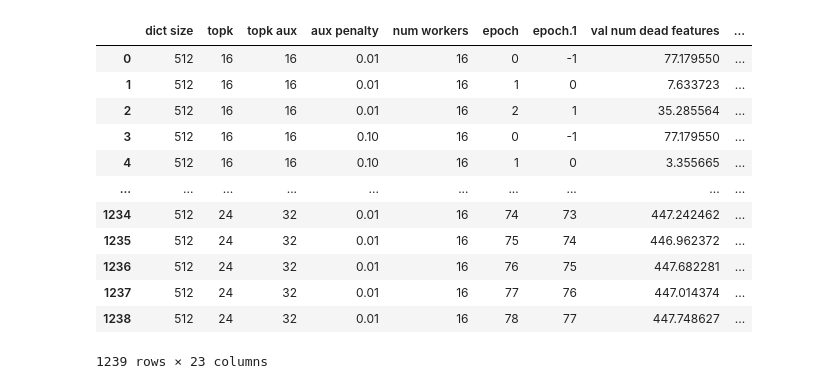
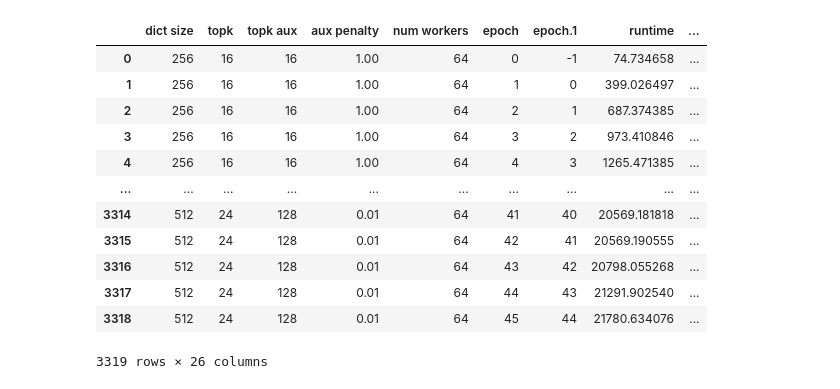
Before and after one commit to jackdesmarais/SAE_Hackathon, a Jupyter notebook: batch_topK_hyperParam_sweep/analysis/in_progress_analysis.ipynb, the cells around one changed output. Cells and saved outputs as stored; diff of their text form; code cells hidden in the pictures.

```diff
--- a/batch_topK_hyperParam_sweep/analysis/in_progress_analysis.ipynb
+++ b/batch_topK_hyperParam_sweep/analysis/in_progress_analysis.ipynb
@@ -55,7 +54,7 @@ import numpy as np
 sns.set_context('notebook')
 sns.set_palette('colorblind')
 
-metrics = pd.read_csv('./v7_hp_sweepHP_sweep-Training_traces.csv',index_col=[0,1,2,3,4,5,6,7], header=0)
+metrics = pd.read_csv('./v11_adaptive_chunk_size_dataset-Training_traces.csv',index_col=[0,1,2,3,4,5,6,7], header=0)
 metrics.columns.name = 'Metrics'
 display(metrics)
 # %% [output]
@@ -76,21 +75,23 @@ display(metrics)
 # %%
 to_plot = metrics.reset_index()
-to_plot.columns = [col.replace('_', ' ') for col in to_plot.columns]
+to_plot.columns = [col.replace('_', ' ').strip() for col in to_plot.columns]
 to_plot['val live features'] = to_plot['dict size'] - to_plot['val num dead features']
 to_plot['train live features'] = to_plot['dict size'] - to_plot['train num dead features']
+to_plot['running epoch time (sec)'] = to_plot['runtime']/to_plot['epoch']
+to_plot['running epoch time (min)'] = to_plot['running epoch time (sec)']/60
 display(to_plot)
 # %% [output]
-|  | dict size | topk | topk aux | aux penalty | num workers | epoch | epoch.1 | val num dead features | ... |
-| 0 | 512 | 16 | 16 | 0.01 | 16 | 0 | -1 | 77.179550 | ... |
-| 1 | 512 | 16 | 16 | 0.01 | 16 | 1 | 0 | 7.633723 | ... |
-| 2 | 512 | 16 | 16 | 0.01 | 16 | 2 | 1 | 35.285564 | ... |
-| 3 | 512 | 16 | 16 | 0.10 | 16 | 0 | -1 | 77.179550 | ... |
-| 4 | 512 | 16 | 16 | 0.10 | 16 | 1 | 0 | 3.355665 | ... |
+|  | dict size | topk | topk aux | aux penalty | num workers | epoch | epoch.1 | runtime | ... |
+| 0 | 256 | 16 | 16 | 1.00 | 64 | 0 | -1 | 74.734658 | ... |
+| 1 | 256 | 16 | 16 | 1.00 | 64 | 1 | 0 | 399.026497 | ... |
+| 2 | 256 | 16 | 16 | 1.00 | 64 | 2 | 1 | 687.374385 | ... |
+| 3 | 256 | 16 | 16 | 1.00 | 64 | 3 | 2 | 973.410846 | ... |
+| 4 | 256 | 16 | 16 | 1.00 | 64 | 4 | 3 | 1265.471385 | ... |
 | ... | ... | ... | ... | ... | ... | ... | ... | ... | ... |
-| 1234 | 512 | 24 | 32 | 0.01 | 16 | 74 | 73 | 447.242462 | ... |
-| 1235 | 512 | 24 | 32 | 0.01 | 16 | 75 | 74 | 446.962372 | ... |
-| 1236 | 512 | 24 | 32 | 0.01 | 16 | 76 | 75 | 447.682281 | ... |
-| 1237 | 512 | 24 | 32 | 0.01 | 16 | 77 | 76 | 447.014374 | ... |
-| 1238 | 512 | 24 | 32 | 0.01 | 16 | 78 | 77 | 447.748627 | ... |
+| 3314 | 512 | 24 | 128 | 0.01 | 64 | 41 | 40 | 20569.181818 | ... |
+| 3315 | 512 | 24 | 128 | 0.01 | 64 | 42 | 41 | 20569.190555 | ... |
+| 3316 | 512 | 24 | 128 | 0.01 | 64 | 43 | 42 | 20798.055268 | ... |
+| 3317 | 512 | 24 | 128 | 0.01 | 64 | 44 | 43 | 21291.902540 | ... |
+| 3318 | 512 | 24 | 128 | 0.01 | 64 | 45 | 44 | 21780.634076 | ... |
-1239 rows × 23 columns
+3319 rows × 26 columns
 # %%
```
Also changed, not shown: parts of 19 cells of this notebook.
